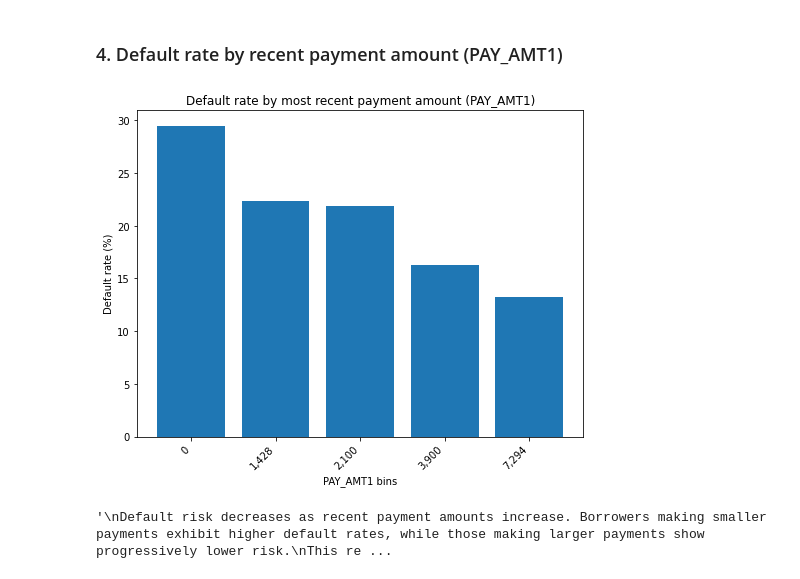
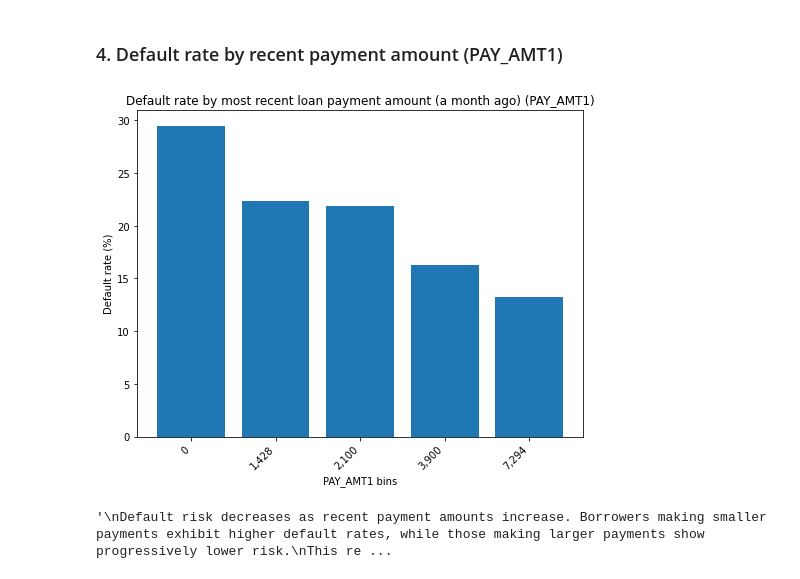
Before and after one commit to Aby-12/Credit-default-prediction-project, a Jupyter notebook: notebook.ipynb, the cells around one changed output. Drawn from its saved outputs; the diff is of its cells as text; code cells hidden in the pictures.

```diff
--- a/notebook.ipynb
+++ b/notebook.ipynb
@@ -224,13 +224,13 @@ This suggests that credit capacity is a meaningful indicator of financial stabil
 # %%
 plot_default_rate_by_binned_numeric(
     df,
     num_col='PAY_AMT1',
     bins=6,
     strategy='quantile',
-    title="Default rate by most recent payment amount (PAY_AMT1)"
+    title="Default rate by most recent loan payment amount (a month ago) (PAY_AMT1)"
 )
 # %% [output]
-[figure, old version]
+[figure, new version]
 # %%
 ###  Results of default rate by recent payment amount (PAY_AMT1)
 """
```
Also changed, not shown: parts of 1 cell of this notebook.
